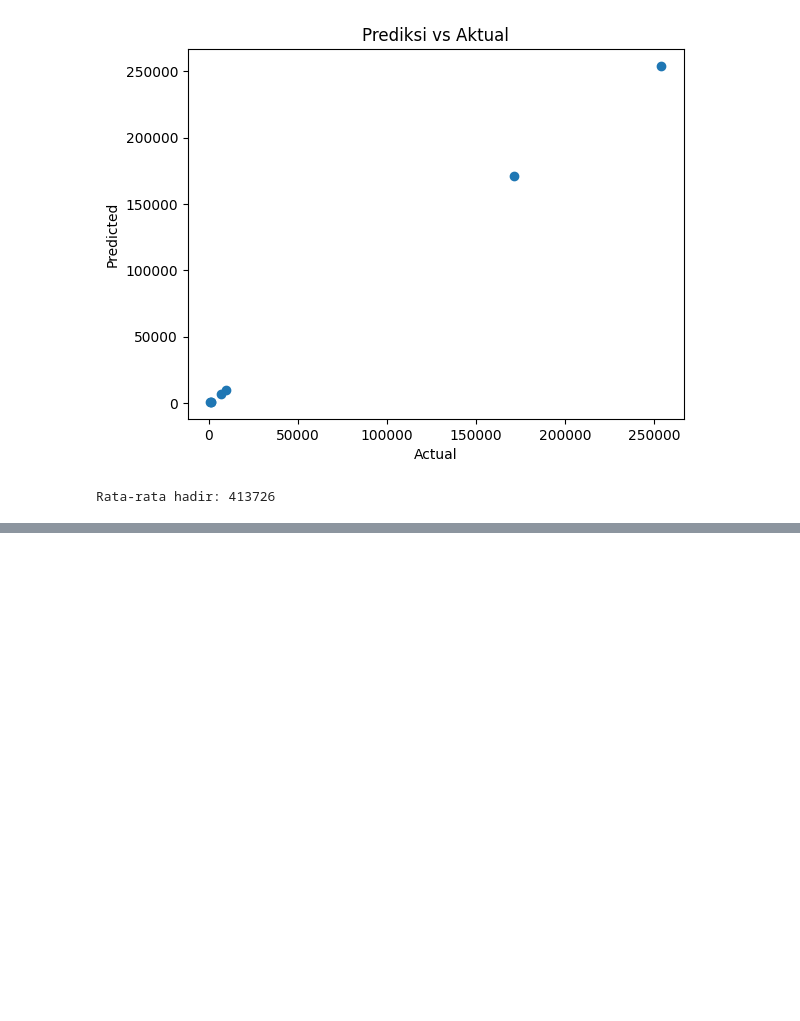
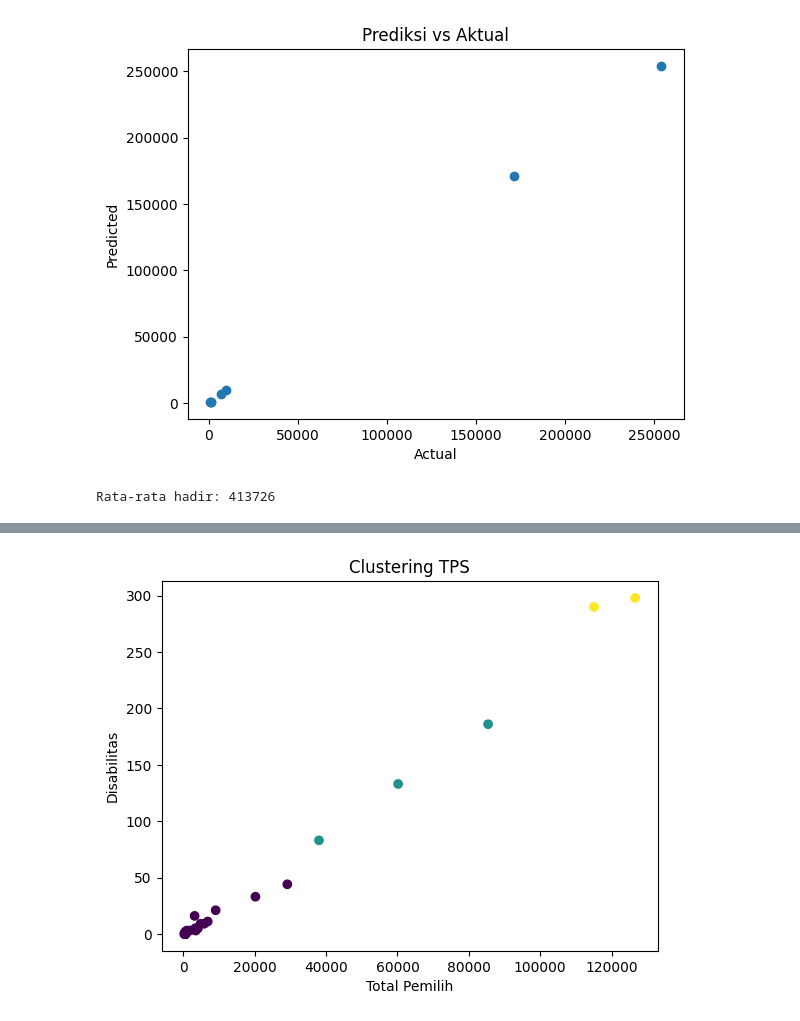
Before and after one commit to FebriansyahMonanda83/Data_Science_252420021, a Jupyter notebook: STUDY_KASUS_252420021.ipynb, the cells around one changed output, grey strips where cells are left out. Saved outputs shown, nothing was run; the diff lists cells and outputs as text; code cells hidden in the pictures; blank space fills up the shorter version.

```diff
--- a/STUDY_KASUS_252420021.ipynb
+++ b/STUDY_KASUS_252420021.ipynb
@@ -151,0 +185,24 @@ Rata-rata hadir: 413726
+# %%
+from sklearn.cluster import KMeans
+from sklearn.preprocessing import StandardScaler
+
+# Fitur untuk clustering
+X_cluster = tps[['TOTAL_PEMILIH', 'IS_DISABILITAS', 'PROPORSI_DISABILITAS']]
+
+# Normalisasi
+scaler = StandardScaler()
+X_scaled = scaler.fit_transform(X_cluster)
+
+# KMeans
+kmeans = KMeans(n_clusters=3, random_state=42)
+tps['CLUSTER'] = kmeans.fit_predict(X_scaled)
+# %%
+import matplotlib.pyplot as plt
+
+plt.scatter(tps['TOTAL_PEMILIH'], tps['IS_DISABILITAS'], c=tps['CLUSTER'])
+plt.xlabel("Total Pemilih")
+plt.ylabel("Disabilitas")
+plt.title("Clustering TPS")
+plt.show()
+# %% [output]
+[figure, added]
```
Also changed, not shown: parts of 3 cells of this notebook.
